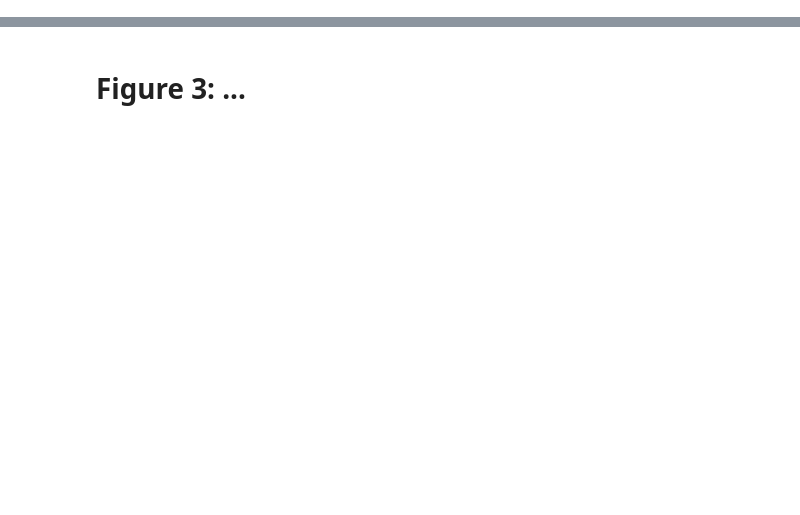
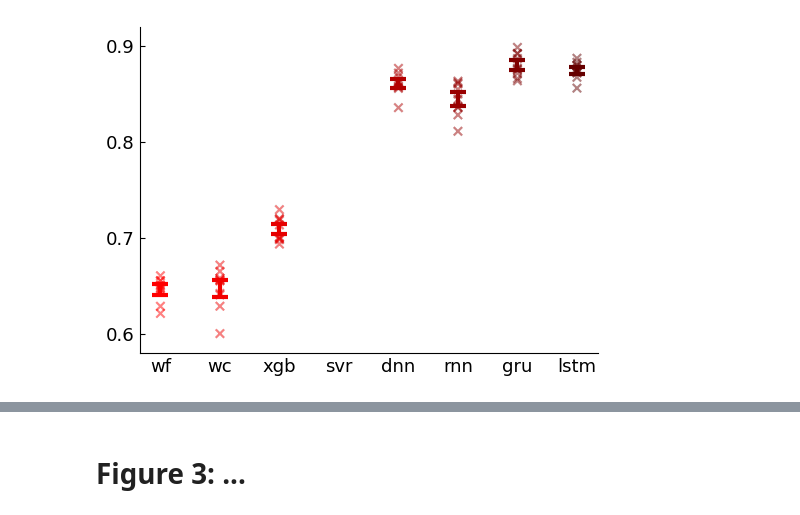
Before and after one commit to mayolabvision/NeuralDecoding, a Jupyter notebook: analyses/Manuscript_Plots.ipynb, the cells around one changed output, grey strips where cells are left out. Cells and saved outputs as stored; diff of their text form; code cells hidden in the pictures; blank space fills up the shorter version.

Commit message:
fixing figure 1 in manuscript

```diff
--- a/analyses/Manuscript_Plots.ipynb
+++ b/analyses/Manuscript_Plots.ipynb
@@ -21,5 +21,5 @@ sys.path.append(cwd+"/../handy_functions")
 from concat_pickles import get_outputs,get_outputs_wTraces,print_df
 from metrics import get_R2
 
-fig_folder = '/Users/kendranoneman/Projects/mayo/NeuralDecoding/figures/manuscript'
+fig_folder = '/Users/kendranoneman/Figures/neural-decoding'
 # %% [markdown]
@@ -207,0 +164,56 @@ ax.set_yticks([0.1,0.2,0.3,0.4,0.5,0.6])
+# %%
+plt.rcParams.update({'font.size': 13})
+fig, ax = plt.subplots(1,1, figsize=(5.5, 4), sharey=True)
+fig.tight_layout()
+
+reds =[(1.0, 0.0, 0.0), (0.95, 0.0, 0.0), (0.9, 0.0, 0.0), (0.8, 0.0, 0.0), (0.7, 0.0, 0.0), (0.6, 0.0, 0.0), (0.5, 0.0, 0.0), (0.4, 0.0, 0.0)]
+#oranges = [[1.0, 0.6, 0.0], [1.0, 0.5, 0.0], [0.9, 0.45,0.0], [0.9, 0.4, 0.0], [0.8, 0.4, 0.0], [0.7, 0.3, 0.0], [0.6, 0.2, 0.0], [0.5, 0.1, 0.0]]
+#pinks = [[1.0, 0.6, 0.7], [1.0, 0.55, 0.7], [1.0, 0.45, 0.65], [1.0, 0.3, 0.6], [0.9, 0.25, 0.6], [0.8, 0.2, 0.55], [0.7, 0.15, 0.5], [0.6, 0.1, 0.45]]
+
+pal = [reds,oranges,pinks]
+
+sess = 29
+values = ['R2_mn']
+outputs = ['position'] #,'velocity','acceleration'
+b = 50
+dsf = 1
+
+wf   = (df.loc[(df['model']==0) & (df['sess']==sess) & (df['output_binWidth']==b) & (df['downsample_factor']==dsf)]).groupby('outer_fold')[values].mean().values
+wc   = (df.loc[(df['model']==1) & (df['sess']==sess) & (df['output_binWidth']==b) & (df['downsample_factor']==dsf)]).groupby('outer_fold')[values].mean().values
+#kf   = (df.loc[(df['model']==2) & (df['sess']==sess) & (df['output_binWidth']==b) & (df['downsample_factor']==1)]).groupby('outer_fold')[values].mean().values
+xgb   = (df.loc[(df['model']==3) & (df['sess']==sess) & (df['output_binWidth']==b) & (df['downsample_factor']==dsf)]).groupby('outer_fold')[values].mean().values
+svr   = (df.loc[(df['model']==4) & (df['sess']==sess) & (df['output_binWidth']==b) & (df['downsample_factor']==dsf)]).groupby('outer_fold')[values].mean().values
+dnn  = (df.loc[(df['model']==5) & (df['sess']==sess) & (df['output_binWidth']==b) & (df['downsample_factor']==dsf)]).groupby('outer_fold')[values].mean().values
+rnn  = (df.loc[(df['model']==6) & (df['sess']==sess) & (df['output_binWidth']==b) & (df['downsample_factor']==dsf)]).groupby('outer_fold')[values].mean().values
+gru  = (df.loc[(df['model']==7) & (df['sess']==sess) & (df['output_binWidth']==b) & (df['downsample_factor']==dsf)]).groupby('outer_fold')[values].mean().values
+lstm = (df.loc[(df['model']==8) & (df['sess']==sess) & (df['output_binWidth']==b) & (df['downsample_factor']==dsf)]).groupby('outer_fold')[values].mean().values
+
+n=10
+means=([np.mean(wf),np.mean(wc),np.mean(xgb),np.mean(svr),np.mean(dnn),np.mean(rnn),np.mean(gru),np.mean(lstm)])
+err=([np.std(wf)*np.sqrt(1./n+1./(n-1)),np.std(wc)*np.sqrt(1./n+1./(n-1)),np.std(xgb)*np.sqrt(1./n+1./(n-1)),np.std(svr)*np.sqrt(1./n+1./(n-1)),np.std(dnn)*np.sqrt(1./n+1./(n-1)),np.std(rnn)*np.sqrt(1./n+1./(n-1)),np.std(gru)*np.sqrt(1./n+1./(n-1)),np.std(lstm)*np.sqrt(1./n+1./(n-1))])
+
+ind = np.arange(len(err)) #X values for plotting
+
+for pos, y, yerr, color in zip(ind, means, err, pal[o]): #Loop through methods and plot error bars
+    ax.errorbar(pos, y, yerr, lw=3, capsize=6, capthick=3, color=color, zorder=0)
+
+    ax.set_xticks(np.arange(len(means)))
+    ax.set_xticklabels(['wf','wc','xgb','svr','dnn','rnn','gru','lstm'], rotation=0) #,'gru','lstm'
+    ax.tick_params(direction='in',bottom=0)
+    ax.spines['right'].set_color('none')
+    ax.spines['top'].set_color('none')
+
+    scatter_x=np.reshape(np.transpose(np.ones((10,1))*range(len(means))),(len(means)*10,1))
+    scatter_y=np.concatenate((wf,wc,xgb,svr,dnn,rnn,gru,lstm),axis=0) #,gru,lstm
+
+    colors_list=[]
+    for j in scatter_x.astype(int).reshape((1,-1))[0]:
+        colors_list.append(pal[o][j])
+
+    ax.scatter(scatter_x,scatter_y,c=colors_list,marker='x',alpha=0.08,zorder=1)
+    ax.set_yticks([0.6,0.7,0.8,0.9])
+
+ax.set_ylim(0.58,0.92);
+fig.savefig(fig_folder+'/mnR2_8models.png', dpi=600, bbox_inches='tight')
+# %% [output]
+[figure, added]
```
Also changed, not shown: parts of 10 cells of this notebook.
